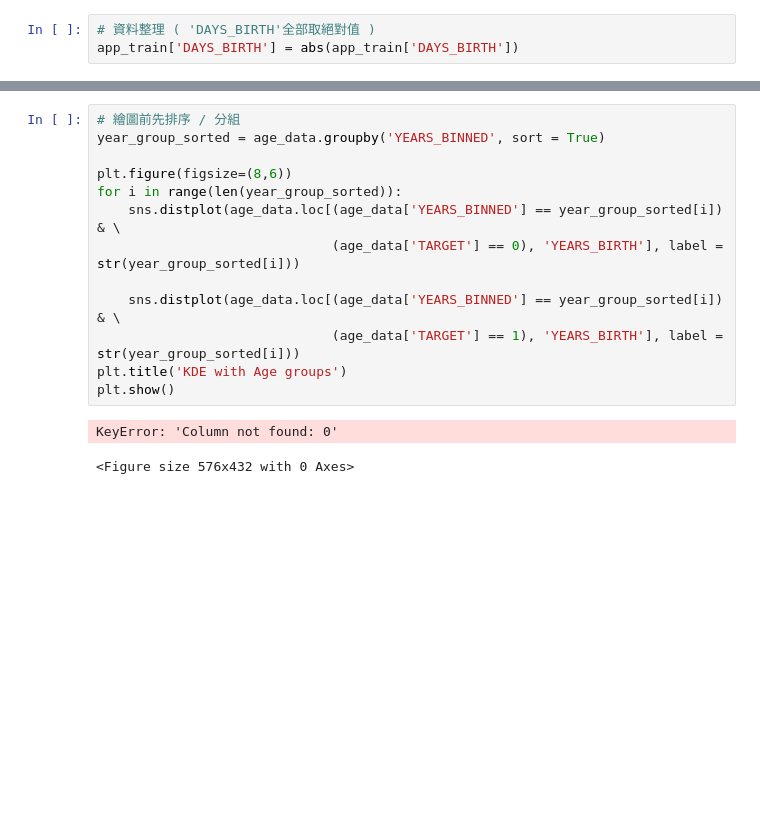
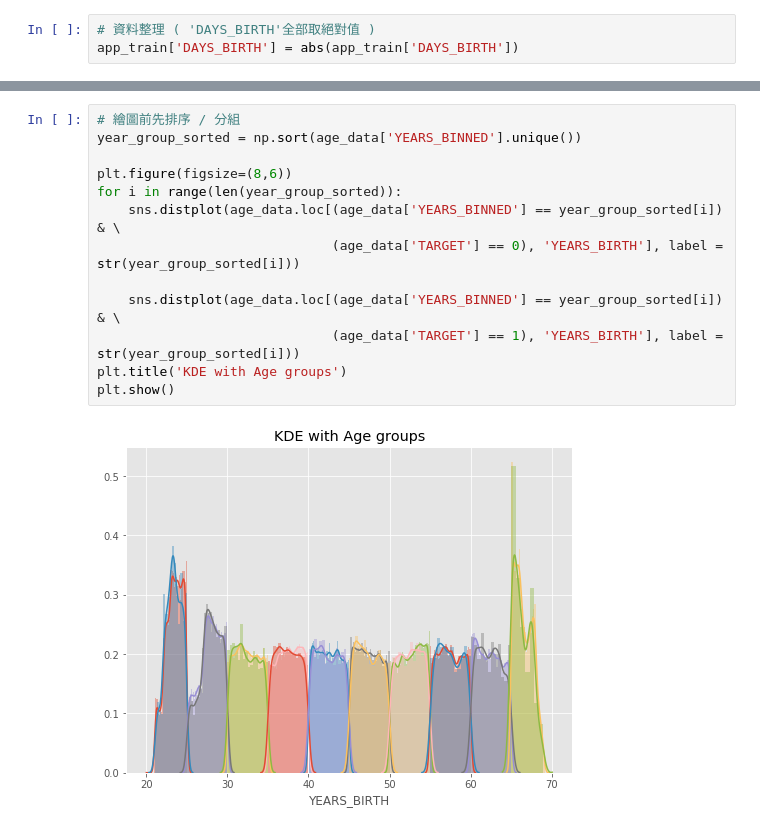
Before and after one commit to benjiepan/ML100Days, a Jupyter notebook: homework/Day_016_HW.ipynb, the cells around one changed output, grey strips where cells are left out. Saved outputs shown, nothing was run; the diff lists cells and outputs as text; blank space fills up the shorter version.

```diff
--- a/homework/Day_016_HW.ipynb
+++ b/homework/Day_016_HW.ipynb
@@ -78,19 +78,18 @@ Name: YEARS_BINNED, dtype: int64
 # %%
 # 繪圖前先排序 / 分組
-year_group_sorted = age_data.groupby('YEARS_BINNED', sort = True)
+year_group_sorted = np.sort(age_data['YEARS_BINNED'].unique())
 
 plt.figure(figsize=(8,6))
 for i in range(len(year_group_sorted)):
     sns.distplot(age_data.loc[(age_data['YEARS_BINNED'] == year_group_sorted[i]) & \
                               (age_data['TARGET'] == 0), 'YEARS_BIRTH'], label = str(year_group_sorted[i]))
 
     sns.distplot(age_data.loc[(age_data['YEARS_BINNED'] == year_group_sorted[i]) & \
                               (age_data['TARGET'] == 1), 'YEARS_BIRTH'], label = str(year_group_sorted[i]))
 plt.title('KDE with Age groups')
 plt.show()
 # %% [output]
-KeyError: 'Column not found: 0'
-<Figure size 576x432 with 0 Axes>
+[figure, added]
 # %%
 # 計算每個年齡區間的 Target、DAYS_BIRTH與 YEARS_BIRTH 的平均值
 age_groups  = age_data.groupby('YEARS_BINNED').mean()
```
Also changed, not shown: parts of 3 cells of this notebook.
